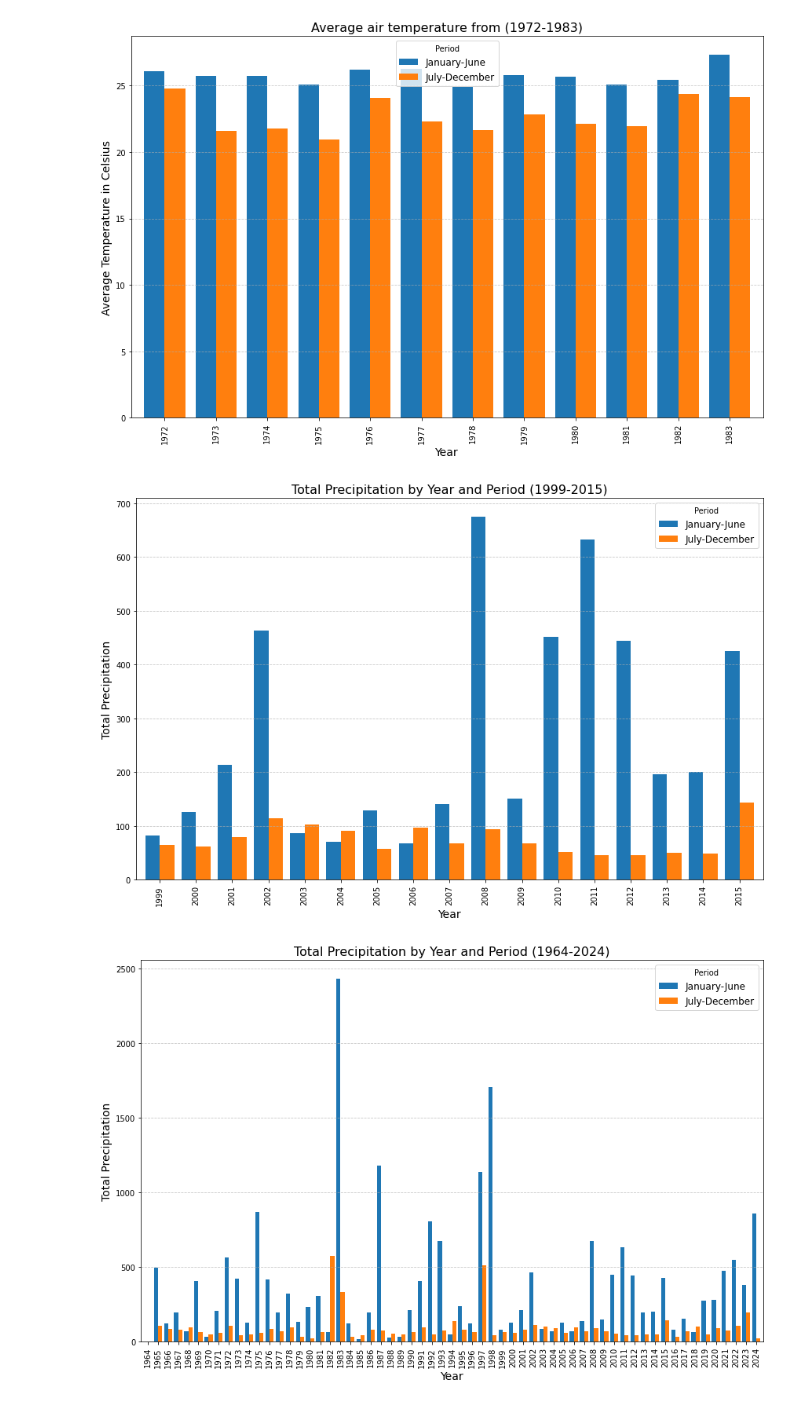
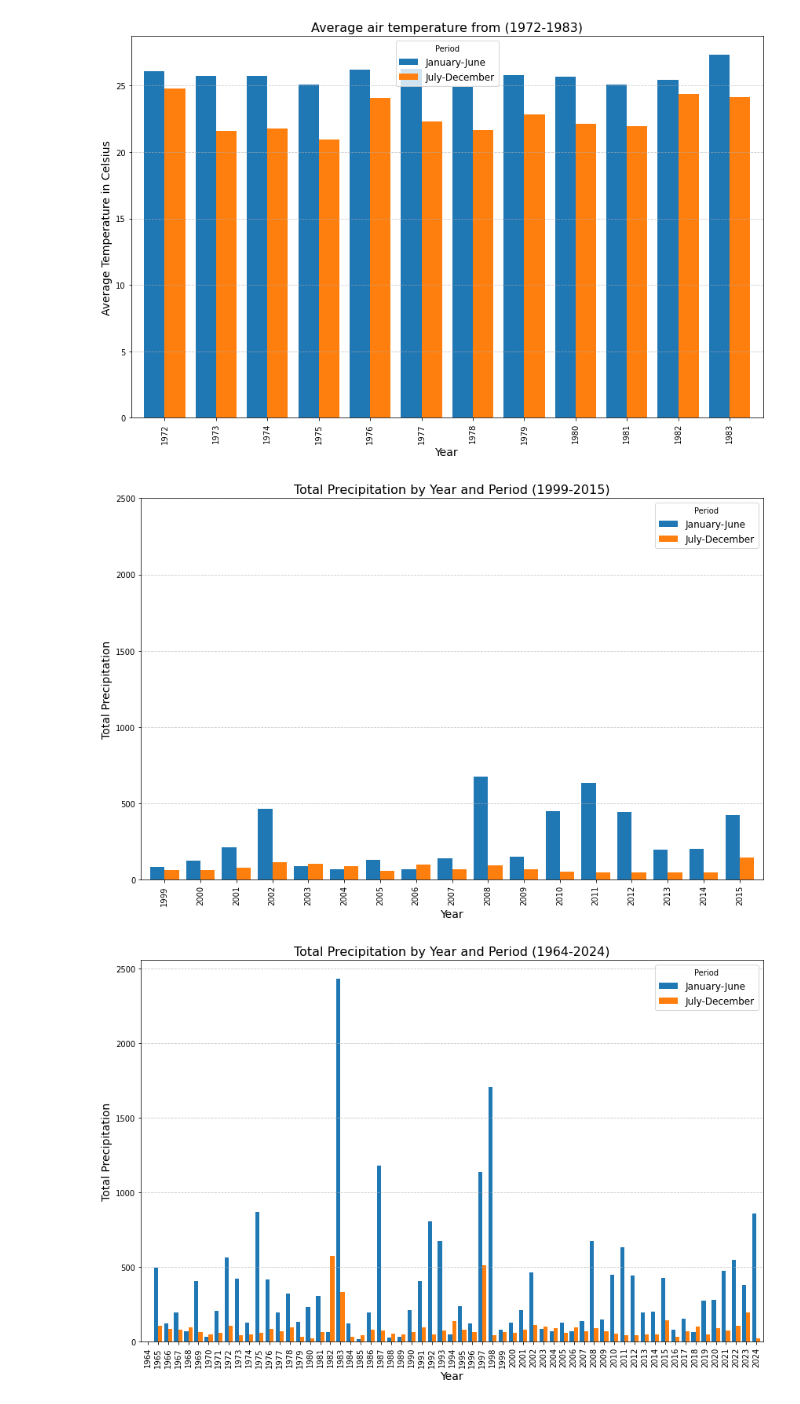
Before and after one commit to janmcconnellCityU/Fall_2024_DS625_Team_01, a Jupyter notebook: EDA/Ean/DarwinProject.ipynb, the cells around one changed output. Cells and saved outputs as stored; diff of their text form; code cells hidden in the pictures.

```diff
--- a/EDA/Ean/DarwinProject.ipynb
+++ b/EDA/Ean/DarwinProject.ipynb
@@ -210,19 +209,20 @@ plt.show()
 # %%
 early_2000s = periodic_year_stats[(periodic_year_stats['year'] >= 1999) & (periodic_year_stats['year'] <= 2015)]
 pivot_early_2000s = early_2000s.pivot(index='year', columns='period', values='total_precipitation_year')
 
 
 pivot_early_2000s.plot(kind='bar', figsize=(12, 8), width=0.8)
+plt.yticks([0, 500, 1000, 1500, 2000, 2500])
 plt.title("Total Precipitation by Year and Period (1999-2015)", fontsize=16)
 plt.xlabel("Year", fontsize=14)
 plt.ylabel("Total Precipitation", fontsize=14)
 plt.legend(title="Period", fontsize=12)
 plt.xticks(rotation=90)
 plt.grid(axis='y', linestyle='--', alpha=0.7)
 plt.tight_layout()
 plt.show()
 # %% [output]
-[figure, old version]
+[figure, new version]
 # %%
 # early_2000s = periodic_year_stats[(periodic_year_stats['year'] >= 1999) & (periodic_year_stats['year'] <= 2015)]
 pivot_periodic_year_stats = periodic_year_stats.pivot(index='year', columns='period', values='total_precipitation_year')
```
Also changed, not shown: parts of 3 cells of this notebook.
